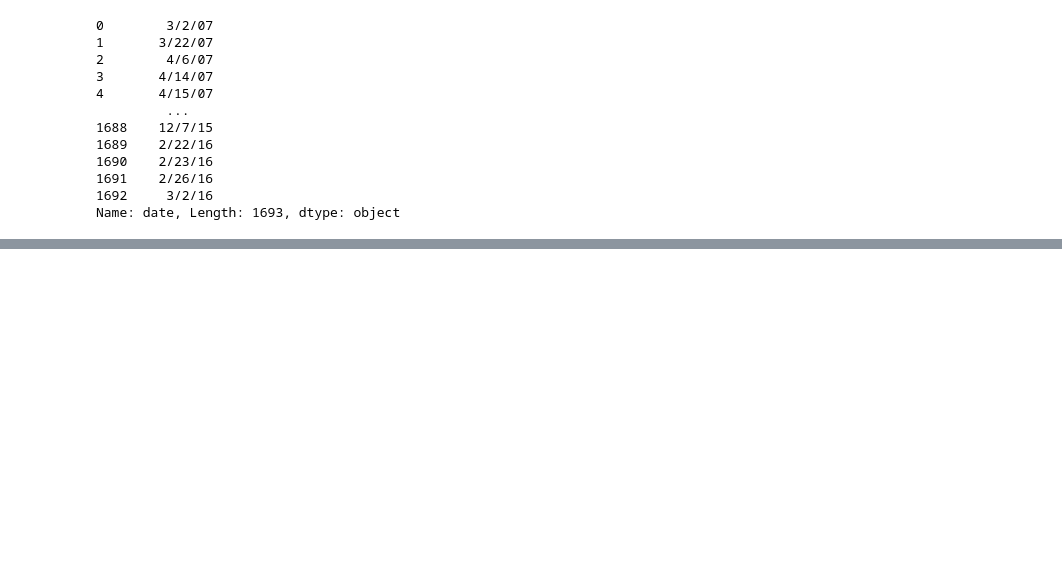
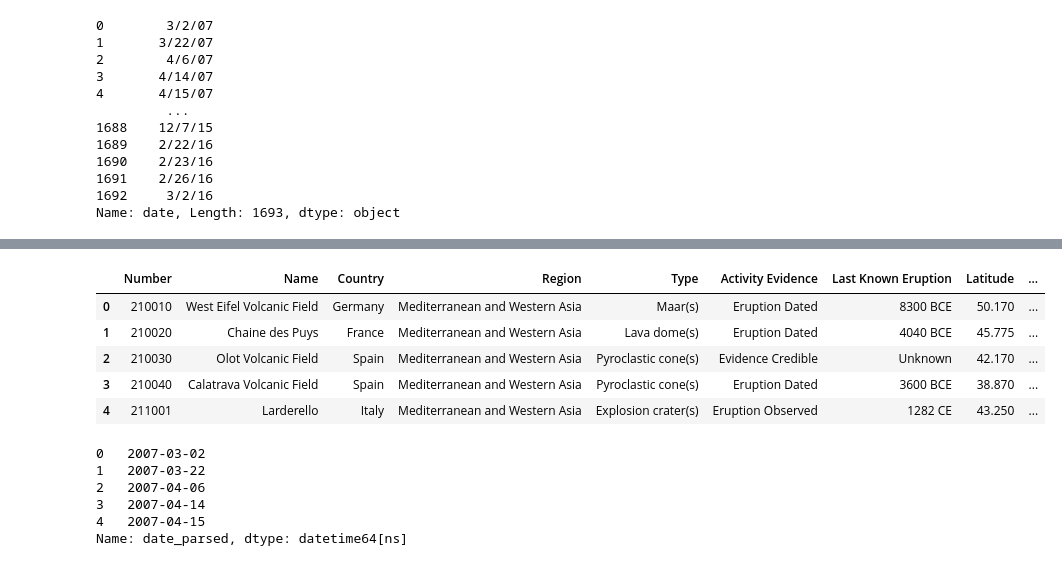
Before and after one commit to saurav1066/Data-Science-, a Jupyter notebook: data-cleaning.ipynb, the cells around one changed output, grey strips where cells are left out. Saved outputs shown, nothing was run; the diff lists cells and outputs as text; code cells hidden in the pictures; blank space fills up the shorter version.

```diff
--- a/data-cleaning.ipynb
+++ b/data-cleaning.ipynb
@@ -401,0 +412,9 @@ Name: date, Length: 1693, dtype: object
+# %%
+volcanos.head()
+# %% [output]
+|  | Number | Name | Country | Region | Type | Activity Evidence | Last Known Eruption | Latitude | ... |
+| 0 | 210010 | West Eifel Volcanic Field | Germany | Mediterranean and Western Asia | Maar(s) | Eruption Dated | 8300 BCE | 50.170 | ... |
+| 1 | 210020 | Chaine des Puys | France | Mediterranean and Western Asia | Lava dome(s) | Eruption Dated | 4040 BCE | 45.775 | ... |
+| 2 | 210030 | Olot Volcanic Field | Spain | Mediterranean and Western Asia | Pyroclastic cone(s) | Evidence Credible | Unknown | 42.170 | ... |
+| 3 | 210040 | Calatrava Volcanic Field | Spain | Mediterranean and Western Asia | Pyroclastic cone(s) | Eruption Dated | 3600 BCE | 38.870 | ... |
+| 4 | 211001 | Larderello | Italy | Mediterranean and Western Asia | Explosion crater(s) | Eruption Observed | 1282 CE | 43.250 | ... |
@@ -401,0 +429,12 @@ Name: date, Length: 1693, dtype: object
+# %%
+#lets see the added column
+landslides['date_parsed'].head()
+
+#we can see the datatype shown inn the output is date time
+# %% [output]
+0   2007-03-02
+1   2007-03-22
+2   2007-04-06
+3   2007-04-14
+4   2007-04-15
+Name: date_parsed, dtype: datetime64[ns]
```
Also changed, not shown: parts of 8 cells of this notebook.
